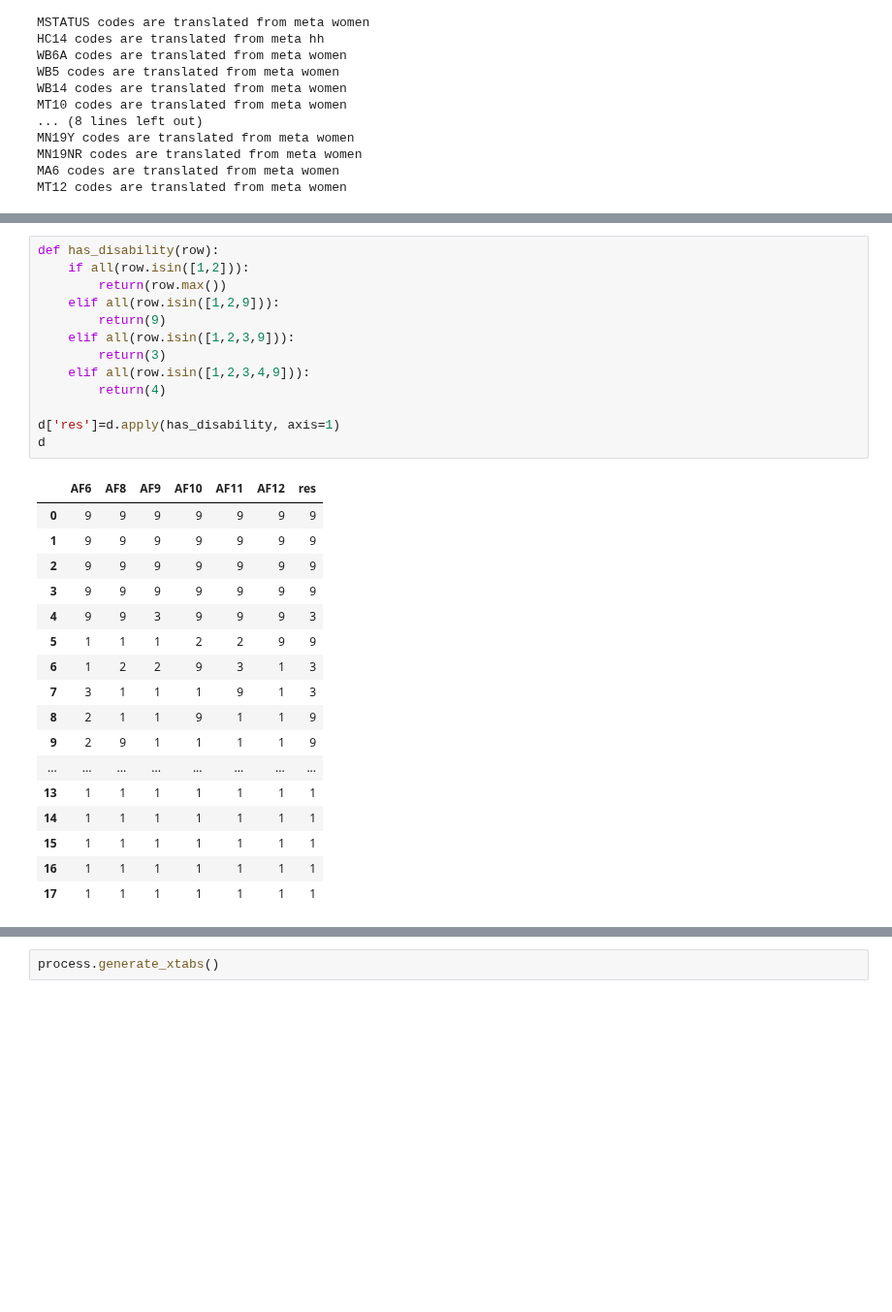
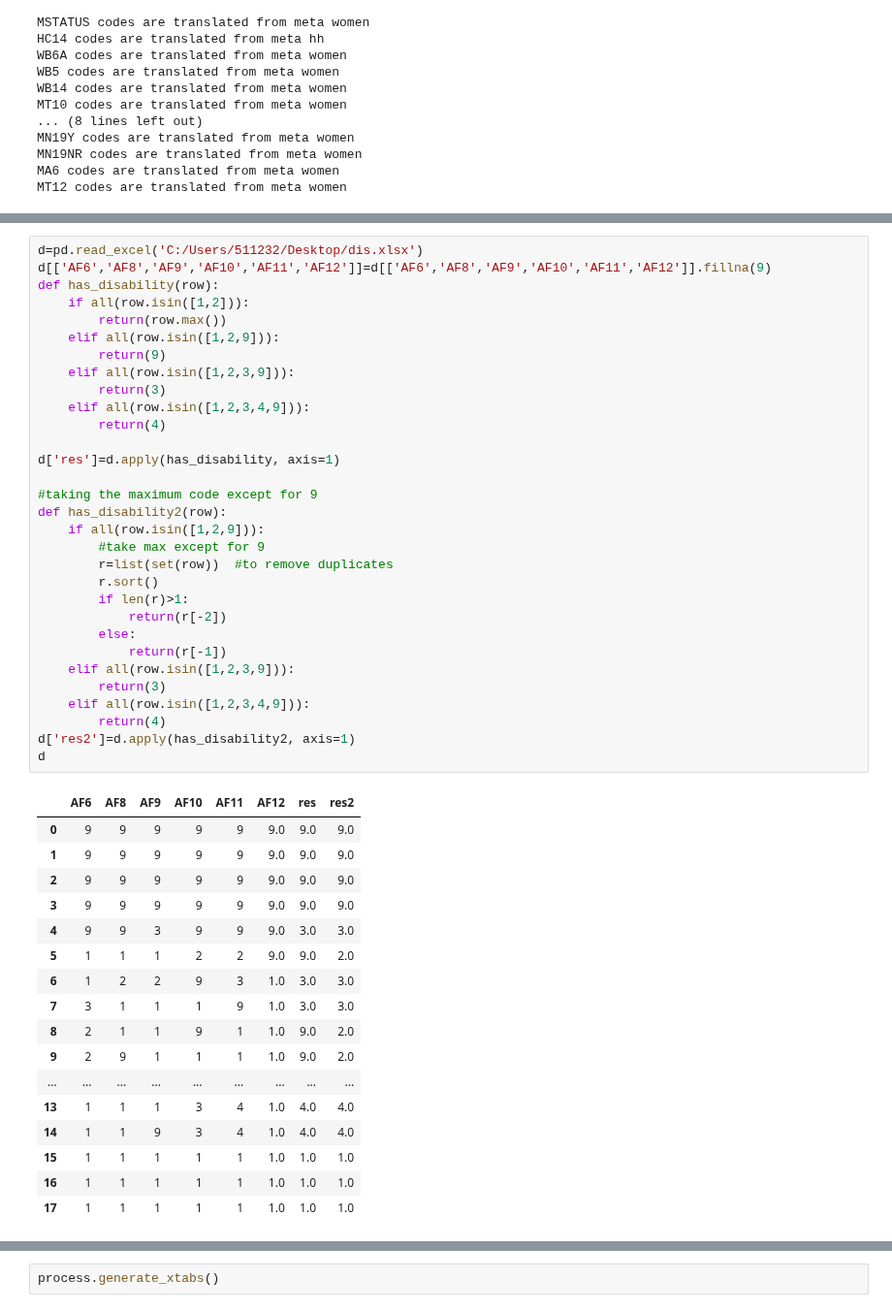
Before and after one commit to raffi1974/MICS, a Jupyter notebook: MICS_Palestine.ipynb, the cells around one changed output, grey strips where cells are left out. Shown at 97% size. Cells and saved outputs as stored; diff of their text form; blank space fills up the shorter version.

```diff
--- a/MICS_Palestine.ipynb
+++ b/MICS_Palestine.ipynb
@@ -1003,31 +1000,49 @@ d
 # %%
+d=pd.read_excel('C:/Users/511232/Desktop/dis.xlsx')
+d[['AF6','AF8','AF9','AF10','AF11','AF12']]=d[['AF6','AF8','AF9','AF10','AF11','AF12']].fillna(9)
 def has_disability(row):
     if all(row.isin([1,2])):
         return(row.max())
     elif all(row.isin([1,2,9])):
         return(9)
     elif all(row.isin([1,2,3,9])):
         return(3)
     elif all(row.isin([1,2,3,4,9])):
         return(4)
 
 d['res']=d.apply(has_disability, axis=1)
+
+#taking the maximum code except for 9
+def has_disability2(row):
+    if all(row.isin([1,2,9])):
+        #take max except for 9
+        r=list(set(row))  #to remove duplicates
+        r.sort()
+        if len(r)>1:
+            return(r[-2])
+        else:
+            return(r[-1])
+    elif all(row.isin([1,2,3,9])):
+        return(3)
+    elif all(row.isin([1,2,3,4,9])):
+        return(4)
+d['res2']=d.apply(has_disability2, axis=1)
 d
 # %% [output]
-|  | AF6 | AF8 | AF9 | AF10 | AF11 | AF12 | res |
-| 0 | 9 | 9 | 9 | 9 | 9 | 9 | 9 |
-| 1 | 9 | 9 | 9 | 9 | 9 | 9 | 9 |
-| 2 | 9 | 9 | 9 | 9 | 9 | 9 | 9 |
-| 3 | 9 | 9 | 9 | 9 | 9 | 9 | 9 |
-| 4 | 9 | 9 | 3 | 9 | 9 | 9 | 3 |
-| 5 | 1 | 1 | 1 | 2 | 2 | 9 | 9 |
-| 6 | 1 | 2 | 2 | 9 | 3 | 1 | 3 |
-| 7 | 3 | 1 | 1 | 1 | 9 | 1 | 3 |
-| 8 | 2 | 1 | 1 | 9 | 1 | 1 | 9 |
-| 9 | 2 | 9 | 1 | 1 | 1 | 1 | 9 |
-| ... | ... | ... | ... | ... | ... | ... | ... |
-| 13 | 1 | 1 | 1 | 1 | 1 | 1 | 1 |
-| 14 | 1 | 1 | 1 | 1 | 1 | 1 | 1 |
-| 15 | 1 | 1 | 1 | 1 | 1 | 1 | 1 |
-| 16 | 1 | 1 | 1 | 1 | 1 | 1 | 1 |
-| 17 | 1 | 1 | 1 | 1 | 1 | 1 | 1 |
+|  | AF6 | AF8 | AF9 | AF10 | AF11 | AF12 | res | res2 |
+| 0 | 9 | 9 | 9 | 9 | 9 | 9.0 | 9.0 | 9.0 |
+| 1 | 9 | 9 | 9 | 9 | 9 | 9.0 | 9.0 | 9.0 |
+| 2 | 9 | 9 | 9 | 9 | 9 | 9.0 | 9.0 | 9.0 |
+| 3 | 9 | 9 | 9 | 9 | 9 | 9.0 | 9.0 | 9.0 |
+| 4 | 9 | 9 | 3 | 9 | 9 | 9.0 | 3.0 | 3.0 |
+| 5 | 1 | 1 | 1 | 2 | 2 | 9.0 | 9.0 | 2.0 |
+| 6 | 1 | 2 | 2 | 9 | 3 | 1.0 | 3.0 | 3.0 |
+| 7 | 3 | 1 | 1 | 1 | 9 | 1.0 | 3.0 | 3.0 |
+| 8 | 2 | 1 | 1 | 9 | 1 | 1.0 | 9.0 | 2.0 |
+| 9 | 2 | 9 | 1 | 1 | 1 | 1.0 | 9.0 | 2.0 |
+| ... | ... | ... | ... | ... | ... | ... | ... | ... |
+| 13 | 1 | 1 | 1 | 3 | 4 | 1.0 | 4.0 | 4.0 |
+| 14 | 1 | 1 | 9 | 3 | 4 | 1.0 | 4.0 | 4.0 |
+| 15 | 1 | 1 | 1 | 1 | 1 | 1.0 | 1.0 | 1.0 |
+| 16 | 1 | 1 | 1 | 1 | 1 | 1.0 | 1.0 | 1.0 |
+| 17 | 1 | 1 | 1 | 1 | 1 | 1.0 | 1.0 | 1.0 |
```
Also changed, not shown: parts of 3 cells of this notebook.
